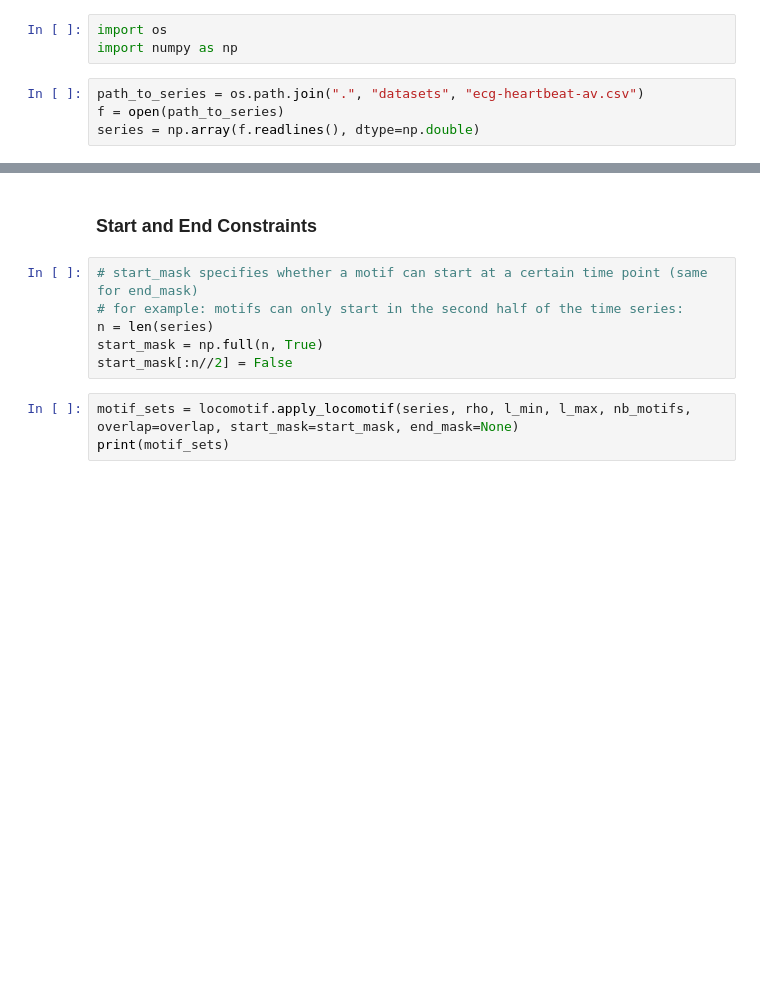
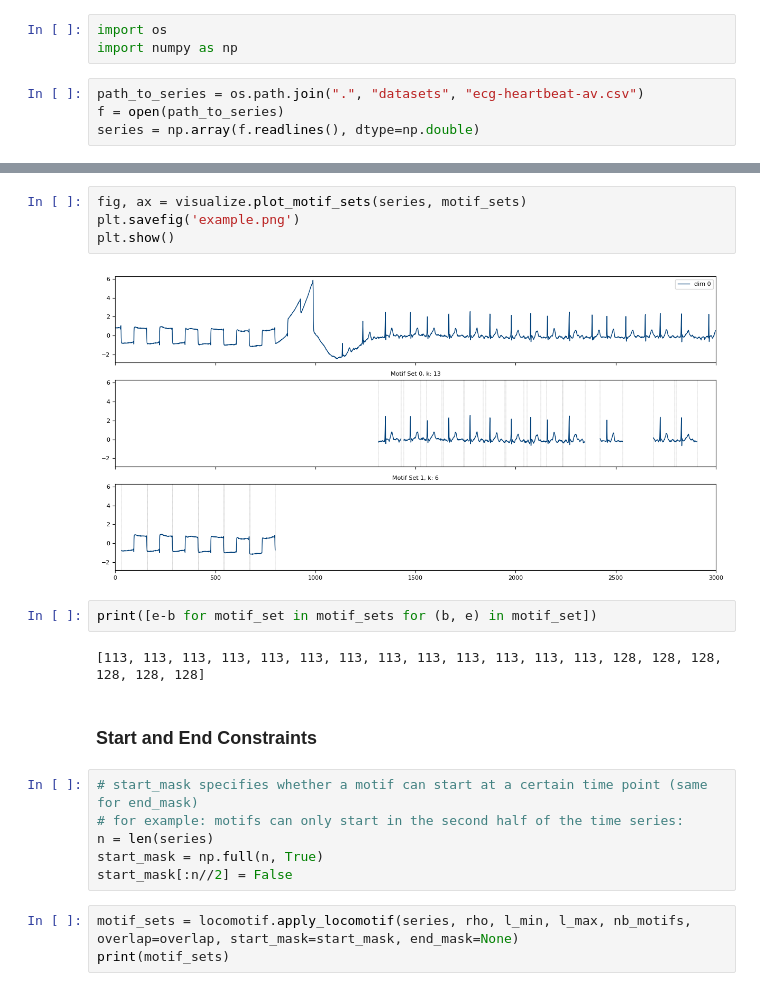
Before and after one commit to ML-KULeuven/locomotif, a Jupyter notebook: example.ipynb, the cells around one changed output, grey strips where cells are left out. Saved outputs shown, nothing was run; the diff lists cells and outputs as text; blank space fills up the shorter version.

```diff
--- a/example.ipynb
+++ b/example.ipynb
@@ -41,3 +48,13 @@ plt.show()
+# %%
+fig, ax = visualize.plot_motif_sets(series, motif_sets)
+plt.savefig('example.png')
+plt.show()
+# %% [output]
+[figure, added]
+# %%
+print([e-b for motif_set in motif_sets for (b, e) in motif_set])
+# %% [output]
+[113, 113, 113, 113, 113, 113, 113, 113, 113, 113, 113, 113, 113, 128, 128, 128, 128, 128, 128]
 # %% [markdown]
 ### Start and End Constraints
 # %%
```
Also changed, not shown: parts of 7 cells of this notebook.
